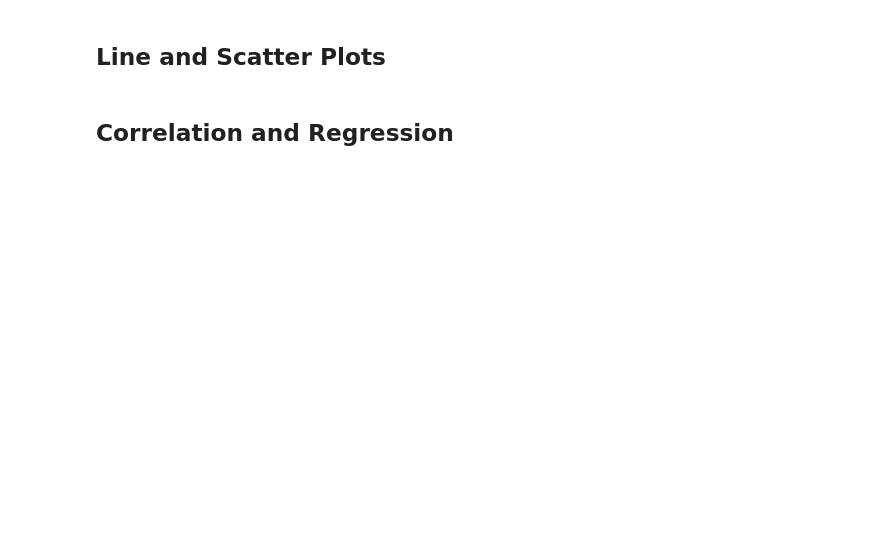
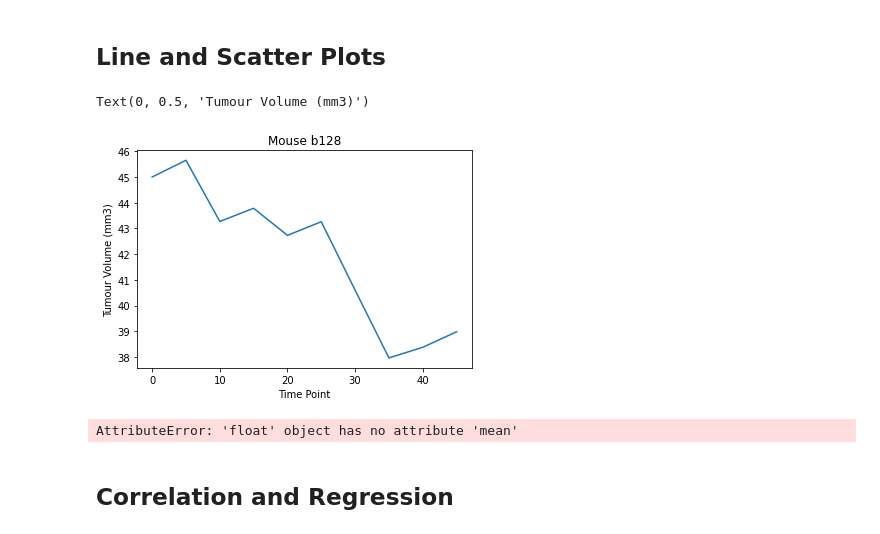
Before and after one commit to Paul-Roberts-17/pyplot-challenge, a Jupyter notebook: pyplot-challenge.ipynb, the cells around one changed output. Cells and saved outputs as stored; diff of their text form; code cells hidden in the pictures; blank space fills up the shorter version.

```diff
--- a/pyplot-challenge.ipynb
+++ b/pyplot-challenge.ipynb
@@ -196,3 +330,14 @@ Text(0, 0.5, 'Number of Timepoints')
 ## Line and Scatter Plots
 # %%
 # Generate a line plot of tumour volume vs. time point for a mouse treated with Capomulin
+
+capomulin_mouse = mouse_data_clean.loc[mouse_data_clean["Mouse ID"] == "b128"]
+tumour_volume =  capomulin_mouse["Tumour Volume (mm3)"]
+time_point = capomulin_mouse["Timepoint"]
+plt.plot(time_point, tumour_volume)
+plt.title("Mouse b128")
+plt.xlabel("Time Point")
+plt.ylabel("Tumour Volume (mm3)")
+# %% [output]
+Text(0, 0.5, 'Tumour Volume (mm3)')
+[figure, added]
@@ -201,3 +344,13 @@ Text(0, 0.5, 'Number of Timepoints')
+# %%
+# Generate a scatter plot of average tumour volume vs. mouse weight for the Capomulin regimen
+capomulin_mice = mouse_data_clean.loc[mouse_data_clean["Drug Regimen"] == "Capomulin"]
+result = [y.mean for x, y in zip(capomulin_mice['Mouse ID'], capomulin_mice['Tumour Volume (mm3)'])]
+#tumour_volume_capomulin = capomulin_mice["Tumour Volume (mm3)"]
+#mouse_weight_capomulin = capomulin_mice["Weight (g)"]
+#plt.scatter(tumour_volume_capomulin, mouse_weight_capomulin)
+plt.scatter(capomulin_mice['Tumour Volume (mm3)'], capomulin_mice['Weight (g)'])
+# %% [output]
+AttributeError: 'float' object has no attribute 'mean'
 # %% [markdown]
 ## Correlation and Regression
 # %%
```
Also changed, not shown: parts of 10 cells of this notebook.
